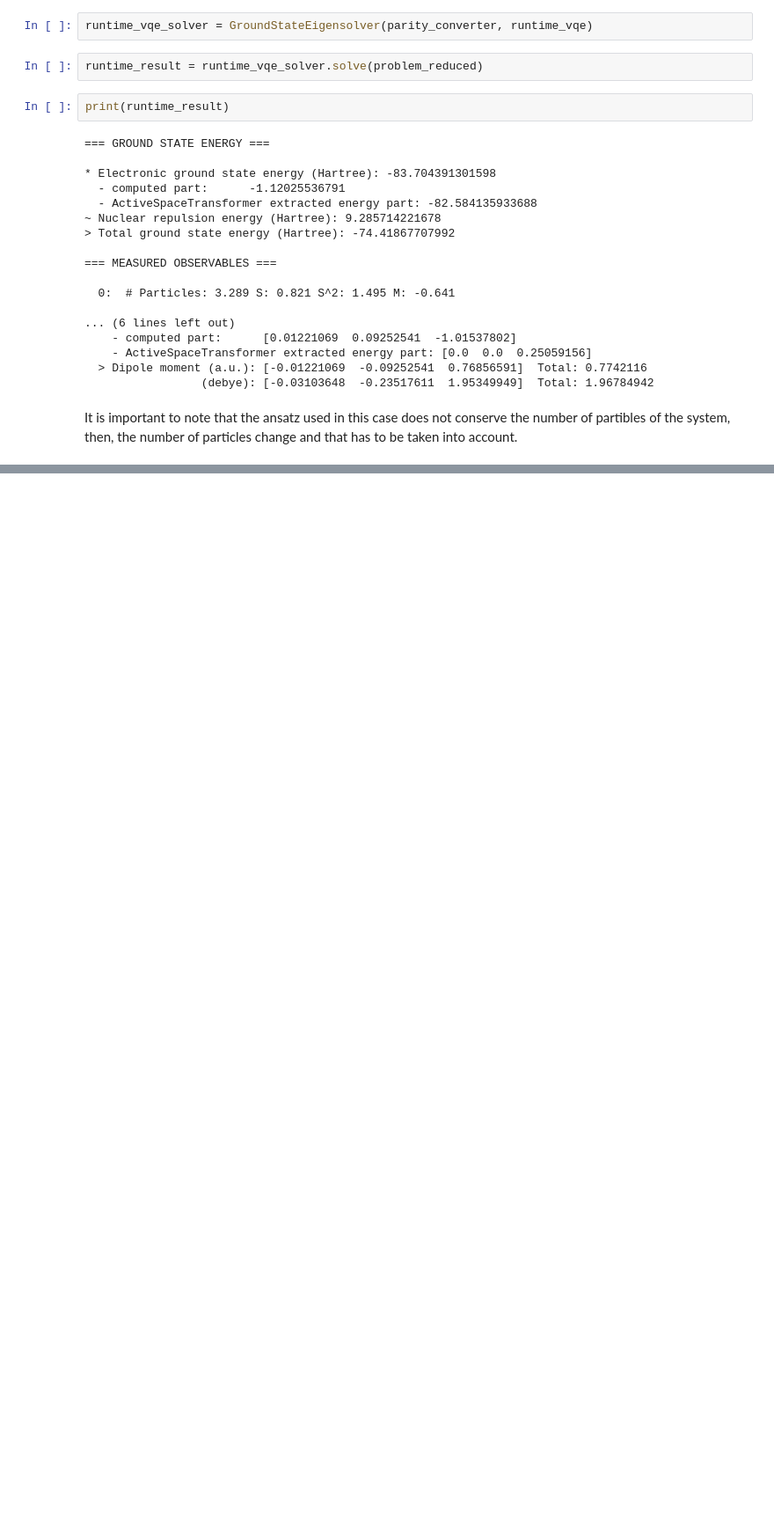
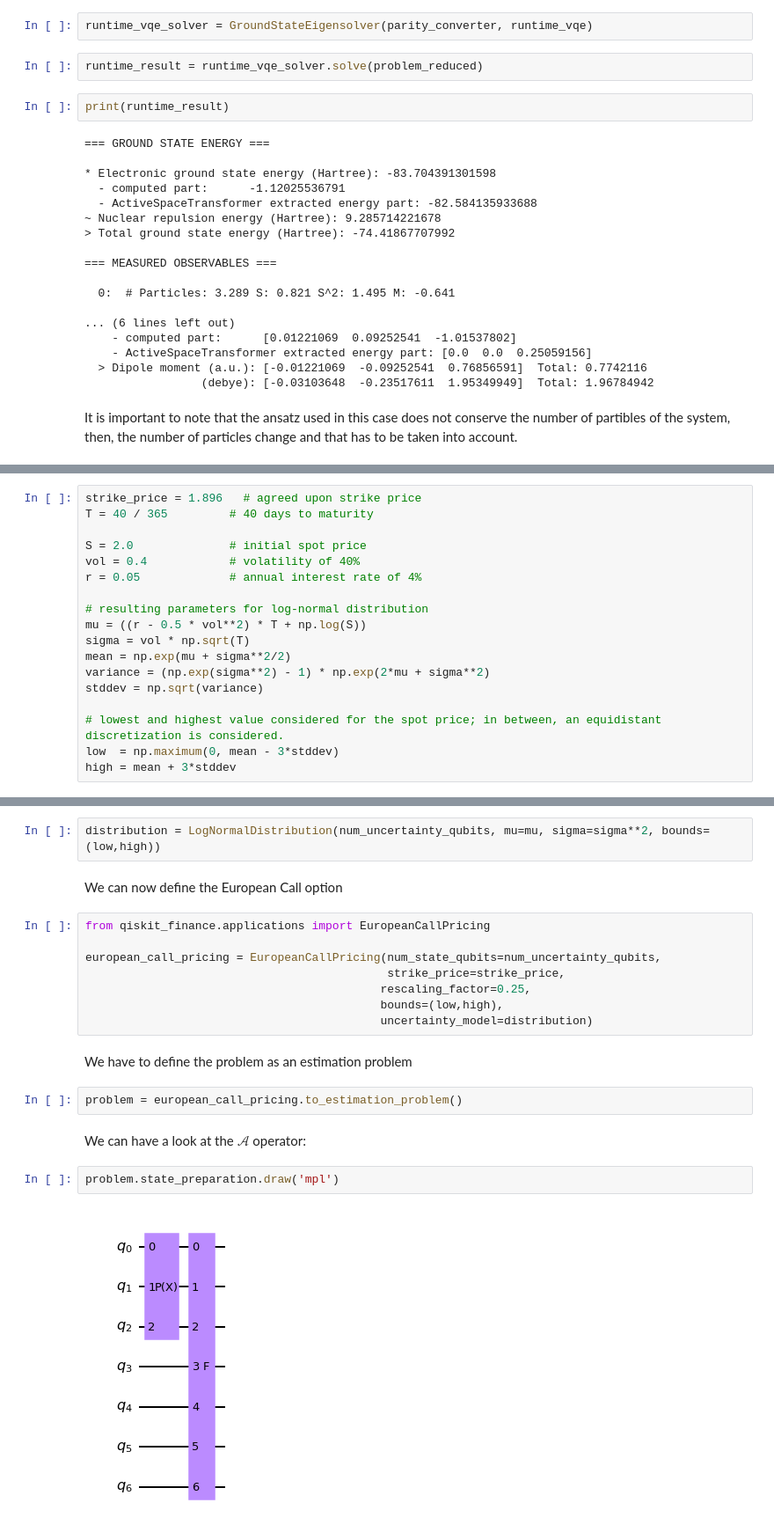
Before and after one commit to cagalvisf/IBM-Quantum-Challenge-Fall-2021, a Jupyter notebook: Part 2 - Qiskit Nature & Finance - Max Rossmannek & Julien Gacon.ipynb, the cells around one changed output, grey strips where cells are left out. Shown at 88% size. Cells and saved outputs as stored; diff of their text form; blank space fills up the shorter version.

```diff
--- a/Part 2 - Qiskit Nature & Finance - Max Rossmannek & Julien Gacon.ipynb
+++ b/Part 2 - Qiskit Nature & Finance - Max Rossmannek & Julien Gacon.ipynb
@@ -357,0 +555,18 @@ mu = np.arra
+# %%
+strike_price = 1.896   # agreed upon strike price
+T = 40 / 365         # 40 days to maturity
+
+S = 2.0              # initial spot price
+vol = 0.4            # volatility of 40%
+r = 0.05             # annual interest rate of 4%
+
+# resulting parameters for log-normal distribution
+mu = ((r - 0.5 * vol**2) * T + np.log(S))
+sigma = vol * np.sqrt(T)
+mean = np.exp(mu + sigma**2/2)
+variance = (np.exp(sigma**2) - 1) * np.exp(2*mu + sigma**2)
+stddev = np.sqrt(variance)
+
+# lowest and highest value considered for the spot price; in between, an equidistant discretization is considered.
+low  = np.maximum(0, mean - 3*stddev)
+high = mean + 3*stddev
@@ -357,0 +575,22 @@ mu = np.arra
+# %%
+distribution = LogNormalDistribution(num_uncertainty_qubits, mu=mu, sigma=sigma**2, bounds=(low,high))
+# %% [markdown]
+We can now define the European Call option
+# %%
+from qiskit_finance.applications import EuropeanCallPricing
+
+european_call_pricing = EuropeanCallPricing(num_state_qubits=num_uncertainty_qubits,
+                                            strike_price=strike_price,
+                                           rescaling_factor=0.25,
+                                           bounds=(low,high),
+                                           uncertainty_model=distribution)
+# %% [markdown]
+We have to define the problem as an estimation problem
+# %%
+problem = european_call_pricing.to_estimation_problem()
+# %% [markdown]
+We can have a look at the $\mathcal{A}$ operator:
+# %%
+problem.state_preparation.draw('mpl')
+# %% [output]
+[figure, added]
```
Also changed, not shown: parts of 31 cells of this notebook.
